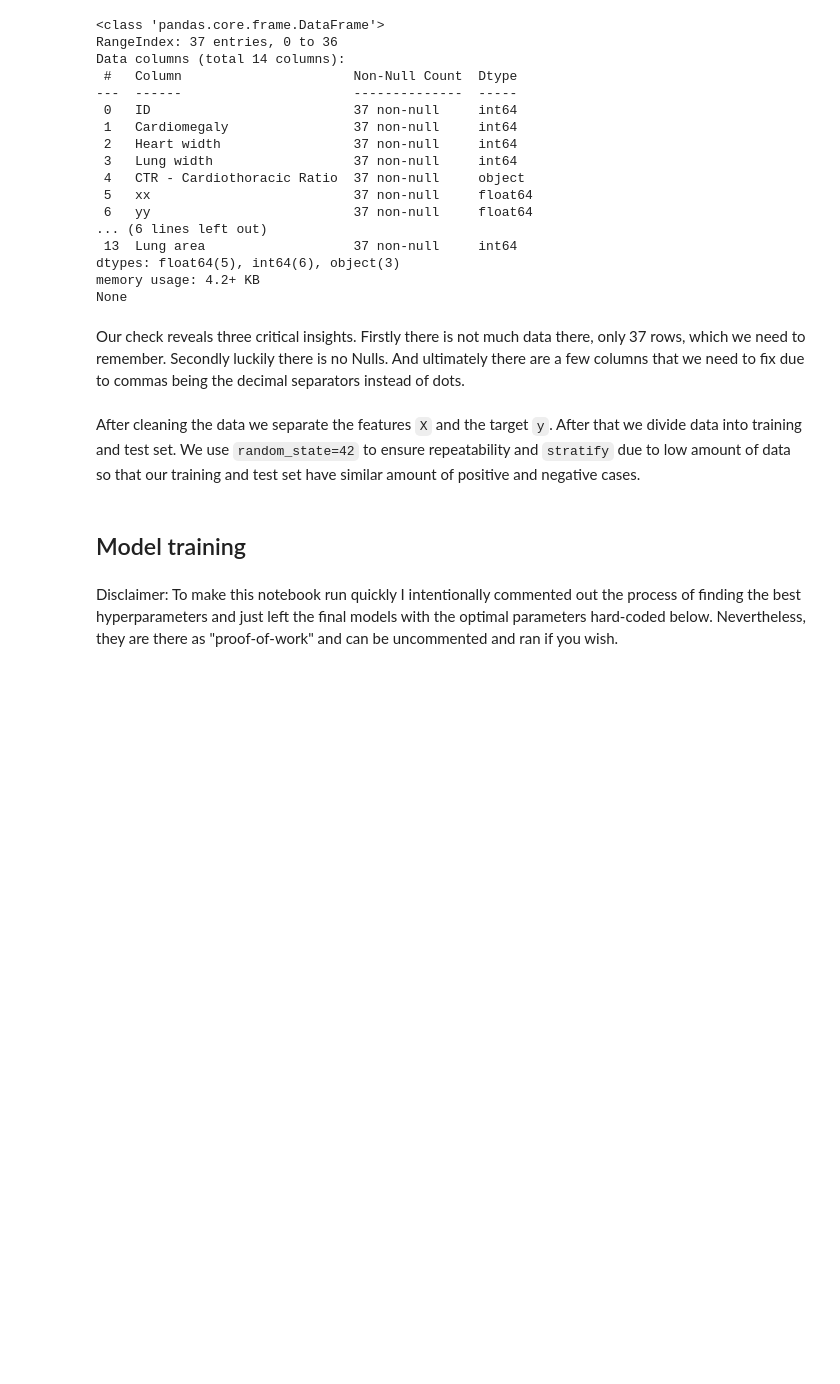
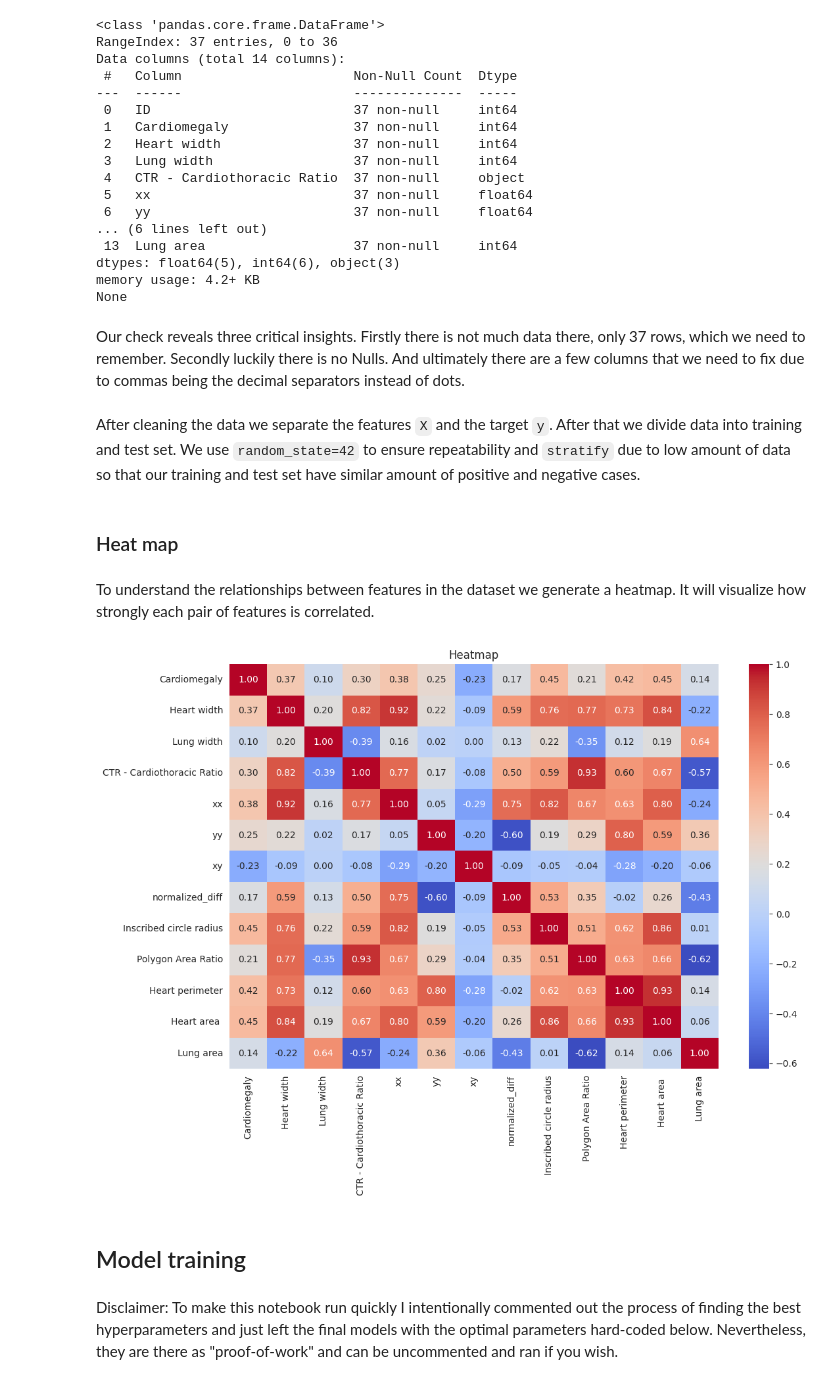
Before and after one commit to Vyien/AI_MED_Recruitment, a Jupyter notebook: Task/cardiomegaly.ipynb, the cells around one changed output. Drawn from its saved outputs; the diff is of its cells as text; code cells hidden in the pictures; blank space fills up the shorter version.

Commit message:
Add heatmap

```diff
--- a/Task/cardiomegaly.ipynb
+++ b/Task/cardiomegaly.ipynb
@@ -81,6 +81,17 @@ y = df['Cardiomegaly']
 X_train, X_test, y_train, y_test = train_test_split(
     X, y, test_size=0.2, random_state=42, stratify=y
 )
+# %% [markdown]
+### Heat map
+# %% [markdown]
+To understand the relationships between features in the dataset we generate a heatmap. It will visualize how strongly each pair of features is correlated.
+# %%
+plt.figure(figsize=(12, 8))
+sns.heatmap(df.drop(columns=['ID']).corr(), annot=True, fmt='.2f', cmap='coolwarm')
+plt.title("Heatmap")
+plt.show()
+# %% [output]
+[figure, added]
 # %% [markdown]
 ## Model training
 # %% [markdown]
```
